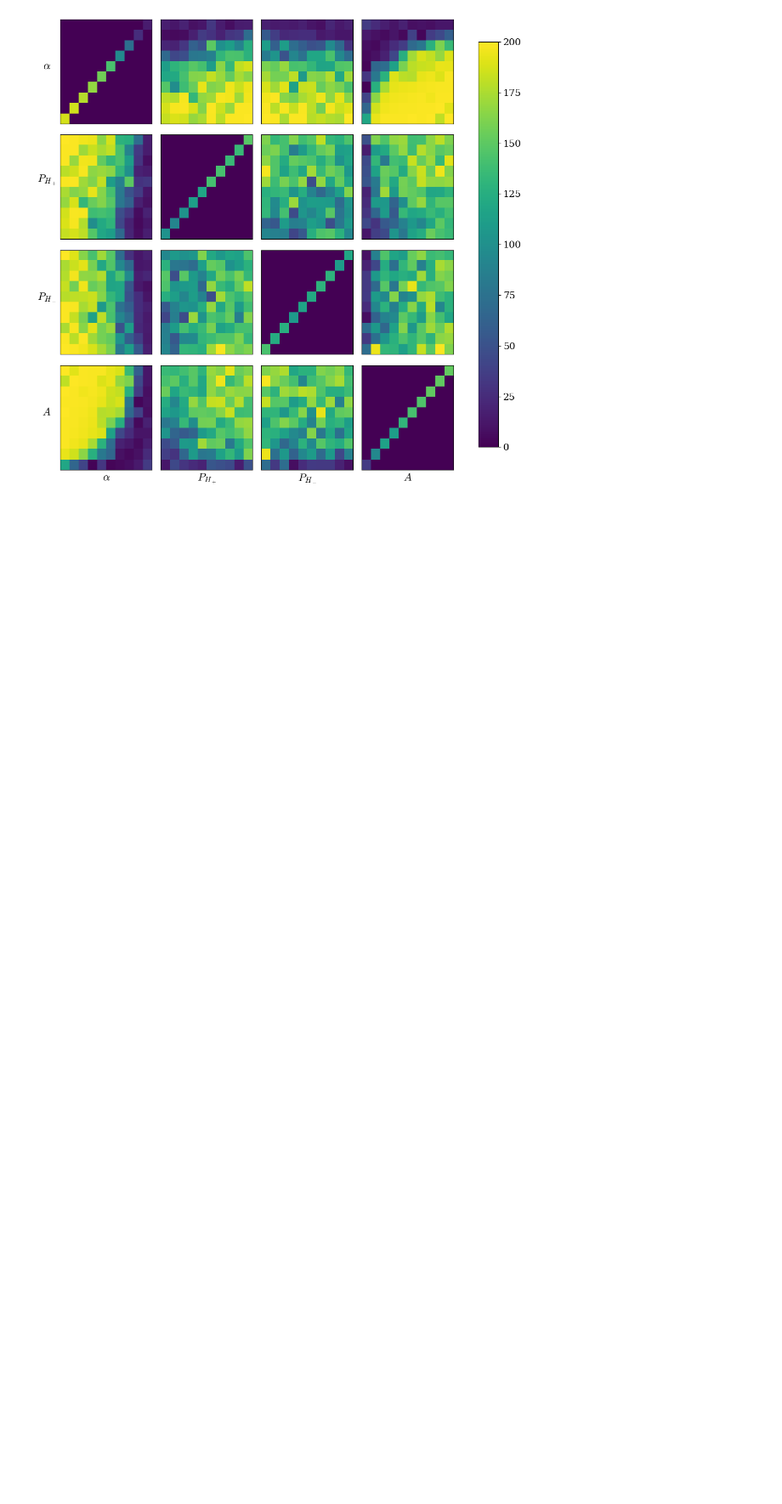
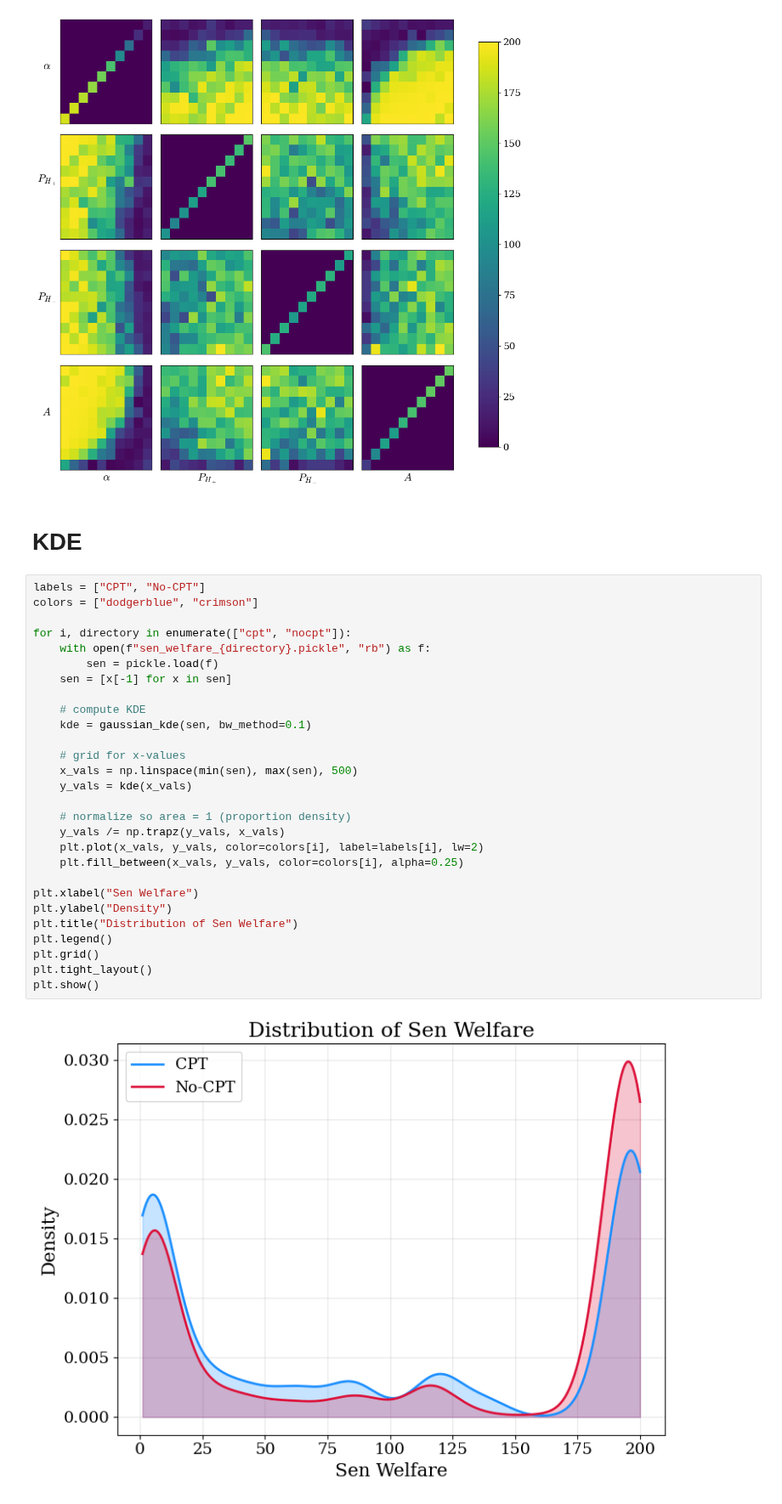
Before and after one commit to charlesaugdupont/cognitive-biases-endogenous-volatility, a Jupyter notebook: Sen_Welfare.ipynb, the cells around one changed output. Shown at 85% size. Drawn from its saved outputs; the diff is of its cells as text; blank space fills up the shorter version.

```diff
--- a/Sen_Welfare.ipynb
+++ b/Sen_Welfare.ipynb
@@ -175,3 +175,35 @@ fig.colorbar(last_im, ax=axs.ravel().tolist(), shrink=0.9, norm="log")
 plt.show()
 # %% [output]
 [figure]
+# %% [markdown]
+# KDE
+# %%
+labels = ["CPT", "No-CPT"]
+colors = ["dodgerblue", "crimson"]
+
+for i, directory in enumerate(["cpt", "nocpt"]):
+    with open(f"sen_welfare_{directory}.pickle", "rb") as f:
+        sen = pickle.load(f)
+    sen = [x[-1] for x in sen]
+
+    # compute KDE
+    kde = gaussian_kde(sen, bw_method=0.1)
+
+    # grid for x-values
+    x_vals = np.linspace(min(sen), max(sen), 500)
+    y_vals = kde(x_vals)
+
+    # normalize so area = 1 (proportion density)
+    y_vals /= np.trapz(y_vals, x_vals)
+    plt.plot(x_vals, y_vals, color=colors[i], label=labels[i], lw=2)
+    plt.fill_between(x_vals, y_vals, color=colors[i], alpha=0.25)
+
+plt.xlabel("Sen Welfare")
+plt.ylabel("Density")
+plt.title("Distribution of Sen Welfare")
+plt.legend()
+plt.grid()
+plt.tight_layout()
+plt.show()
+# %% [output]
+[figure, added]
```
Also changed, not shown: 3 other files.
